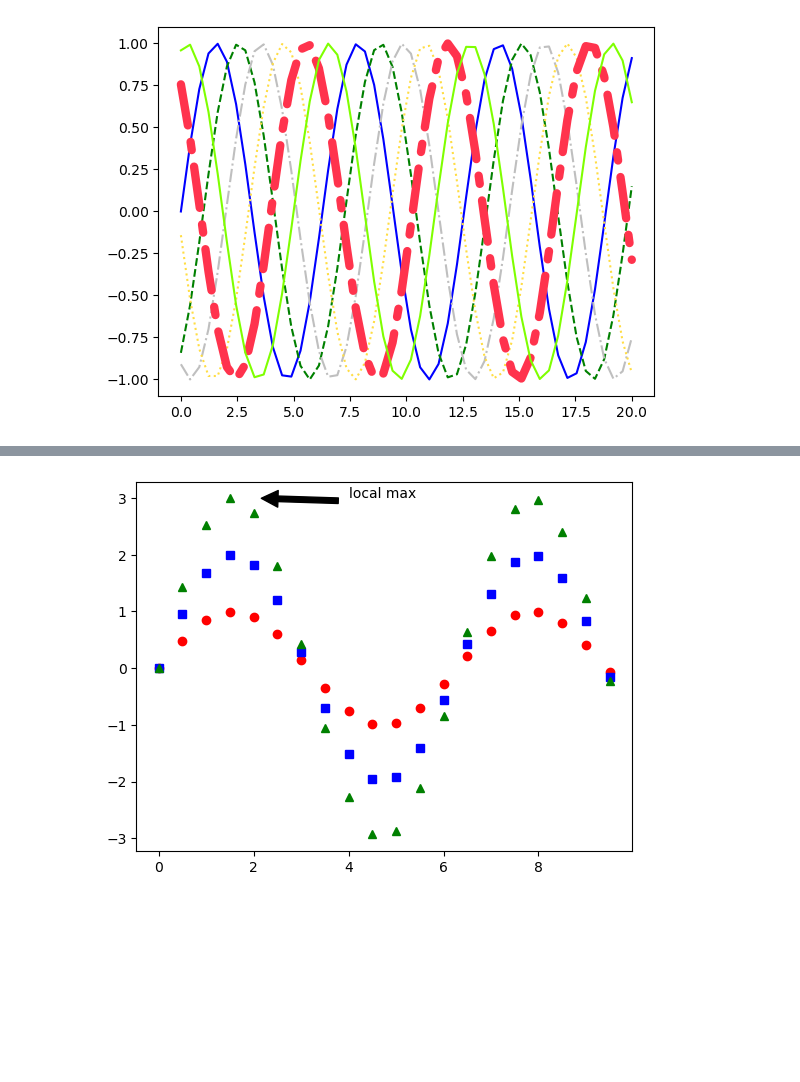
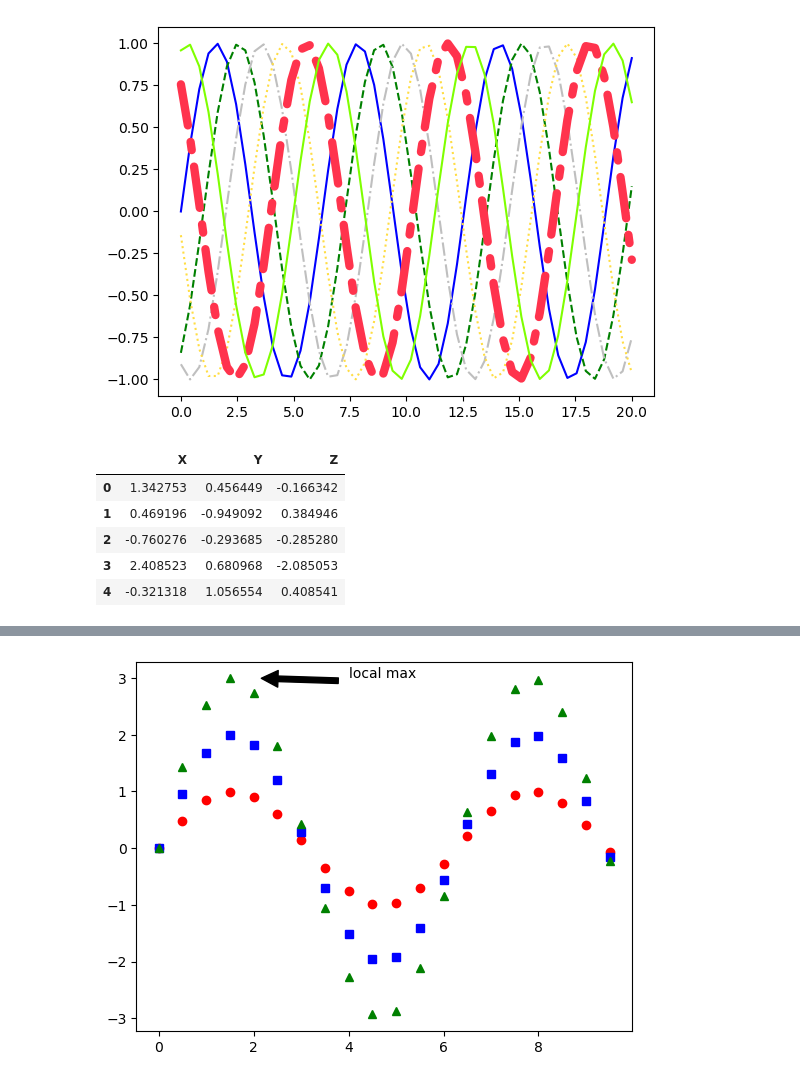
Before and after one commit to giach68/DataVis2627, a Jupyter notebook: Lab1/examplesMatplotlib.ipynb, the cells around one changed output, grey strips where cells are left out. Drawn from its saved outputs; the diff is of its cells as text; code cells hidden in the pictures; blank space fills up the shorter version.

```diff
--- a/Lab1/examplesMatplotlib.ipynb
+++ b/Lab1/examplesMatplotlib.ipynb
@@ -86,3 +86,14 @@ plt.plot(x, np.sin(x - 4), color=(1.0,0.2,0.3), linewidth=6,
 plt.plot(x, np.sin(x - 5), color='chartreuse'); # all HTML color names supported
 # %% [output]
 [figure]
+# %%
+#Not naturally handling dataframes
+df = pd.DataFrame(np.random.randn(300, 3), columns = ["X", "Y", "Z"])
+df.head()
+# %% [output]
+|  | X | Y | Z |
+| 0 | 1.342753 | 0.456449 | -0.166342 |
+| 1 | 0.469196 | -0.949092 | 0.384946 |
+| 2 | -0.760276 | -0.293685 | -0.285280 |
+| 3 | 2.408523 | 0.680968 | -2.085053 |
+| 4 | -0.321318 | 1.056554 | 0.408541 |
```
Also changed, not shown: parts of 5 cells of this notebook, 1 other file.
